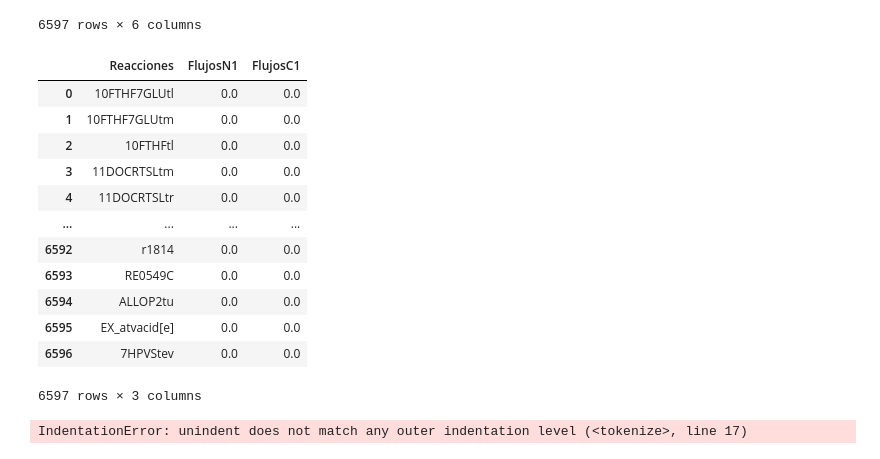
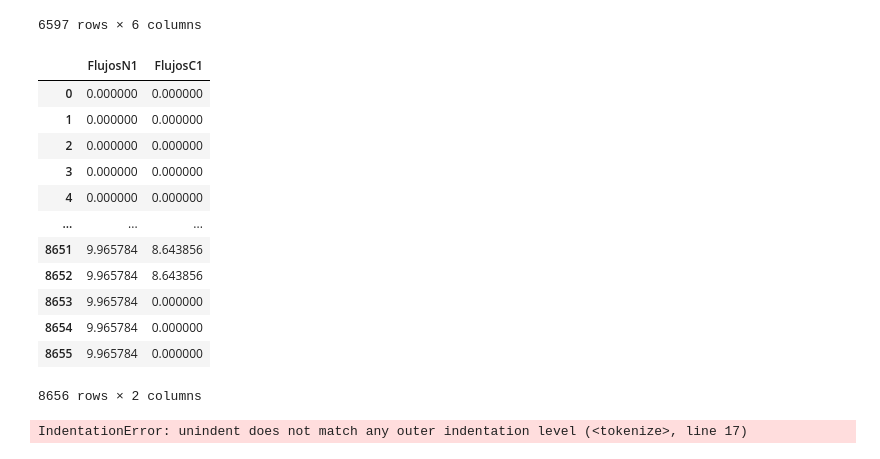
Before and after one commit to NoeGrageraJimenez/TFG, a Jupyter notebook: TFG-Example/volcano plot.ipynb, the cells around one changed output. Drawn from its saved outputs; the diff is of its cells as text; code cells hidden in the pictures.

```diff
--- a/TFG-Example/volcano plot.ipynb
+++ b/TFG-Example/volcano plot.ipynb
@@ -58,10 +41,10 @@ df_cancer1p
 # %%
-df_normal1 = pd.read_csv('C:/Users/NOE/Desktop/Flujos txt/df_normal1.txt', sep='\t')
-df_normal2 = pd.read_csv('C:/Users/NOE/Desktop/Flujos txt/df_normal2.txt', sep='\t')
-df_normal3 = pd.read_csv('C:/Users/NOE/Desktop/Flujos txt/df_normal3.txt', sep='\t')
-df_cancer1 = pd.read_csv('C:/Users/NOE/Desktop/Flujos txt/df_cancer1.txt', sep='\t')
-df_cancer2 = pd.read_csv('C:/Users/NOE/Desktop/Flujos txt/df_cancer2.txt', sep='\t')
-df_cancer3 = pd.read_csv('C:/Users/NOE/Desktop/Flujos txt/df_cancer3.txt', sep='\t')
+df_normal1 = pd.read_csv('C:/Users/NOE/Desktop/TFG-Example/DataFrames Flujos Prueba/df_normal1.txt', sep='\t')
+df_normal2 = pd.read_csv('C:/Users/NOE/Desktop/TFG-Example/DataFrames Flujos Prueba/df_normal2.txt', sep='\t')
+df_normal3 = pd.read_csv('C:/Users/NOE/Desktop/TFG-Example/DataFrames Flujos Prueba/df_normal3.txt', sep='\t')
+df_cancer1 = pd.read_csv('C:/Users/NOE/Desktop/TFG-Example/DataFrames Flujos Prueba/df_cancer1.txt', sep='\t')
+df_cancer2 = pd.read_csv('C:/Users/NOE/Desktop/TFG-Example/DataFrames Flujos Prueba/df_cancer2.txt', sep='\t')
+df_cancer3 = pd.read_csv('C:/Users/NOE/Desktop/TFG-Example/DataFrames Flujos Prueba/df_cancer3.txt', sep='\t')
 # %%
 print(df_normal1)
 print(df_normal2)
@@ -438,25 +418,24 @@ from statsmodels.stats import multitest
 import seaborn as sns
 # %%
 df = pd.DataFrame({
-    'Reacciones': t_df_fluxes['Reacciones'],
     'FlujosN1': t_df_fluxes['FlujosN1'],
     'FlujosC1': t_df_fluxes['FlujosC1'],
 })
 df
 # %% [output]
-|  | Reacciones | FlujosN1 | FlujosC1 |
-| 0 | 10FTHF7GLUtl | 0.0 | 0.0 |
-| 1 | 10FTHF7GLUtm | 0.0 | 0.0 |
-| 2 | 10FTHFtl | 0.0 | 0.0 |
-| 3 | 11DOCRTSLtm | 0.0 | 0.0 |
-| 4 | 11DOCRTSLtr | 0.0 | 0.0 |
-| ... | ... | ... | ... |
-| 6592 | r1814 | 0.0 | 0.0 |
-| 6593 | RE0549C | 0.0 | 0.0 |
-| 6594 | ALLOP2tu | 0.0 | 0.0 |
-| 6595 | EX_atvacid[e] | 0.0 | 0.0 |
-| 6596 | 7HPVStev | 0.0 | 0.0 |
+|  | FlujosN1 | FlujosC1 |
+| 0 | 0.000000 | 0.000000 |
+| 1 | 0.000000 | 0.000000 |
+| 2 | 0.000000 | 0.000000 |
+| 3 | 0.000000 | 0.000000 |
+| 4 | 0.000000 | 0.000000 |
+| ... | ... | ... |
+| 8651 | 9.965784 | 8.643856 |
+| 8652 | 9.965784 | 8.643856 |
+| 8653 | 9.965784 | 0.000000 |
+| 8654 | 9.965784 | 0.000000 |
+| 8655 | 9.965784 | 0.000000 |
-6597 rows × 3 columns
+8656 rows × 2 columns
 # %%
 df['T-Statistic'] = np.nan
 df['P-Value'] = np.nan
```
Also changed, not shown: parts of 23 cells of this notebook, 7 other files.
